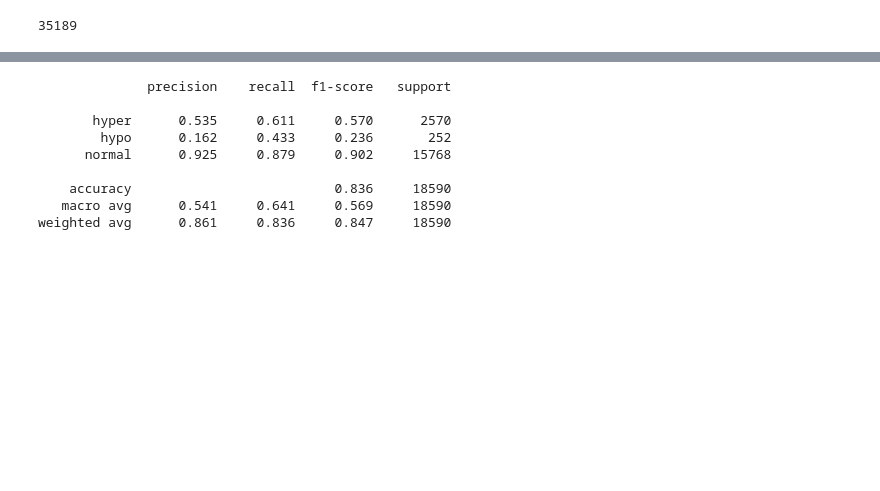
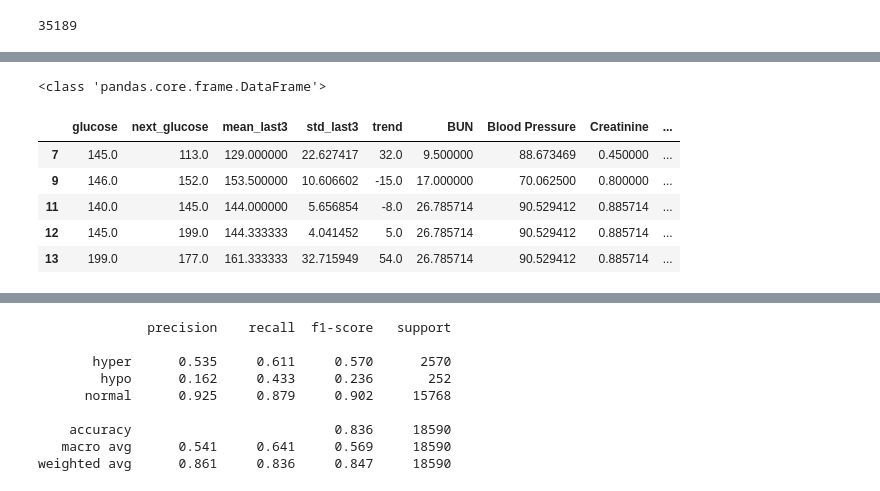
Before and after one commit to Mashal199/DysglycemiaPrediction, a Jupyter notebook: SVM Attempt.ipynb, the cells around one changed output, grey strips where cells are left out. Saved outputs shown, nothing was run; the diff lists cells and outputs as text; code cells hidden in the pictures; blank space fills up the shorter version.

```diff
--- a/SVM Attempt.ipynb
+++ b/SVM Attempt.ipynb
@@ -107,0 +121,13 @@ print(len(df['subject_id'].unique()))
+# %%
+cor = df.copy()
+print(type(cor))
+cor.drop(columns=['subject_id', 'label', 'charttime'], inplace=True)
+cor.head()
+# %% [output]
+<class 'pandas.core.frame.DataFrame'>
+|  | glucose | next_glucose | mean_last3 | std_last3 | trend | BUN | Blood Pressure | Creatinine | ... |
+| 7 | 145.0 | 113.0 | 129.000000 | 22.627417 | 32.0 | 9.500000 | 88.673469 | 0.450000 | ... |
+| 9 | 146.0 | 152.0 | 153.500000 | 10.606602 | -15.0 | 17.000000 | 70.062500 | 0.800000 | ... |
+| 11 | 140.0 | 145.0 | 144.000000 | 5.656854 | -8.0 | 26.785714 | 90.529412 | 0.885714 | ... |
+| 12 | 145.0 | 199.0 | 144.333333 | 4.041452 | 5.0 | 26.785714 | 90.529412 | 0.885714 | ... |
+| 13 | 199.0 | 177.0 | 161.333333 | 32.715949 | 54.0 | 26.785714 | 90.529412 | 0.885714 | ... |
```
Also changed, not shown: parts of 15 cells of this notebook.
